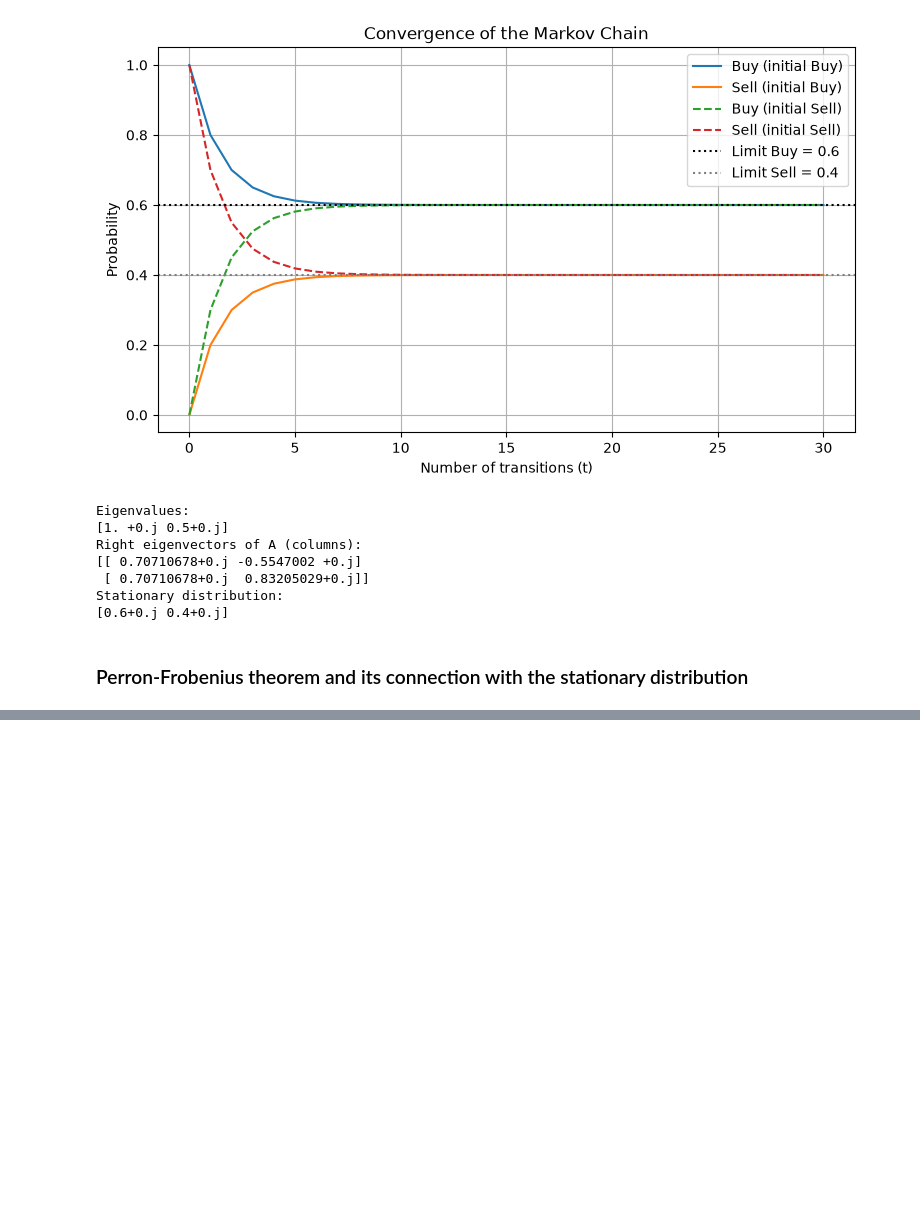
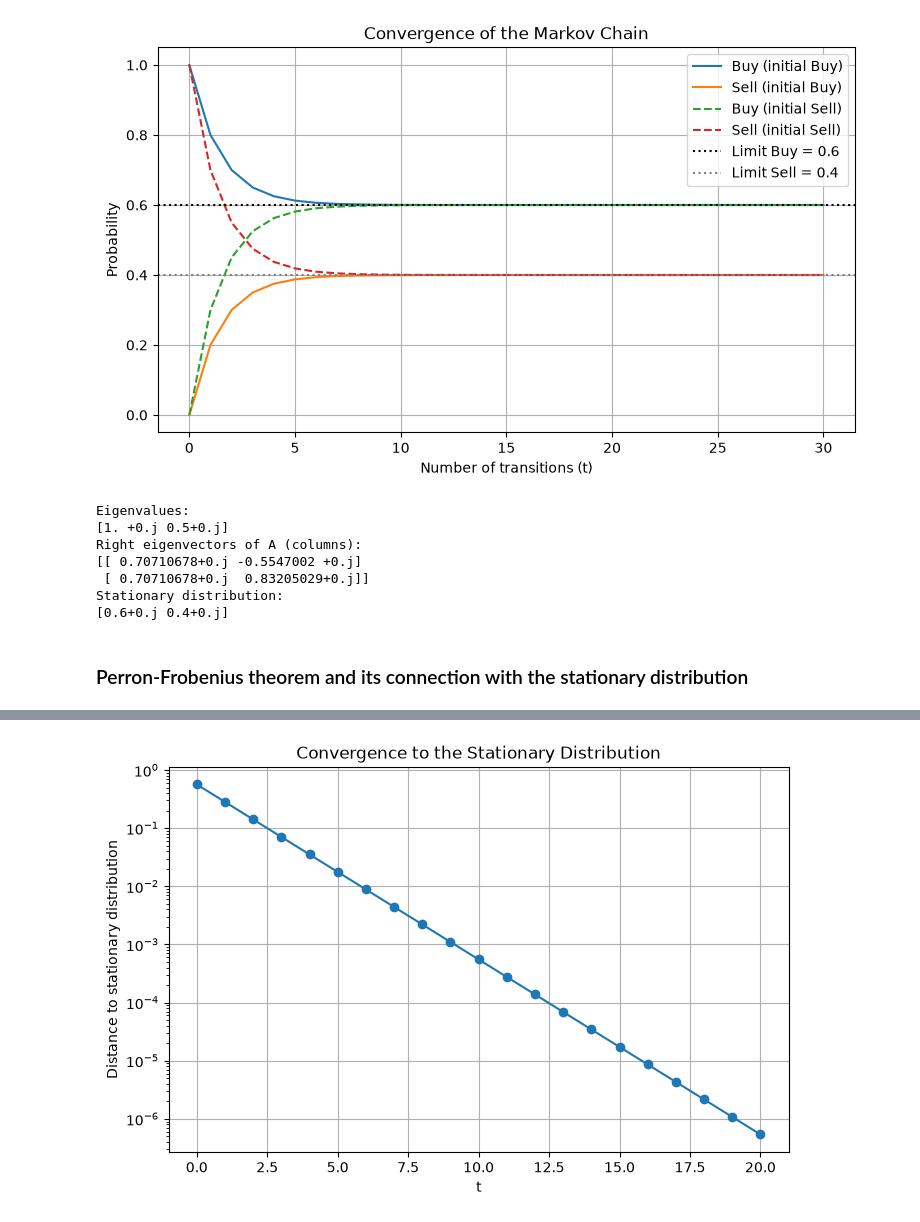
Before and after one commit to YasmineCharifi/financial_mathematics_intro, a Jupyter notebook: assignments.ipynb, the cells around one changed output, grey strips where cells are left out. Drawn from its saved outputs; the diff is of its cells as text; code cells hidden in the pictures; blank space fills up the shorter version.

```diff
--- a/assignments.ipynb
+++ b/assignments.ipynb
@@ -124,0 +217,23 @@ print(u_star)
+# %%
+u0 = np.array([1.0, 0.0])  # Starting with Buy
+
+errors = []
+
+for t in range(21):
+    u_t = np.linalg.matrix_power(A, t) @ u0
+
+    # Euclidean distance from stationary distribution
+    error = np.linalg.norm(u_t - u_star)
+
+    errors.append(error)
+
+plt.figure(figsize=(8, 5))
+plt.semilogy(range(21), errors, marker='o')
+
+plt.xlabel("t")
+plt.ylabel("Distance to stationary distribution")
+plt.title("Convergence to the Stationary Distribution")
+plt.grid(True)
+plt.show()
+# %% [output]
+[figure, added]
```
Also changed, not shown: parts of 6 cells of this notebook.
